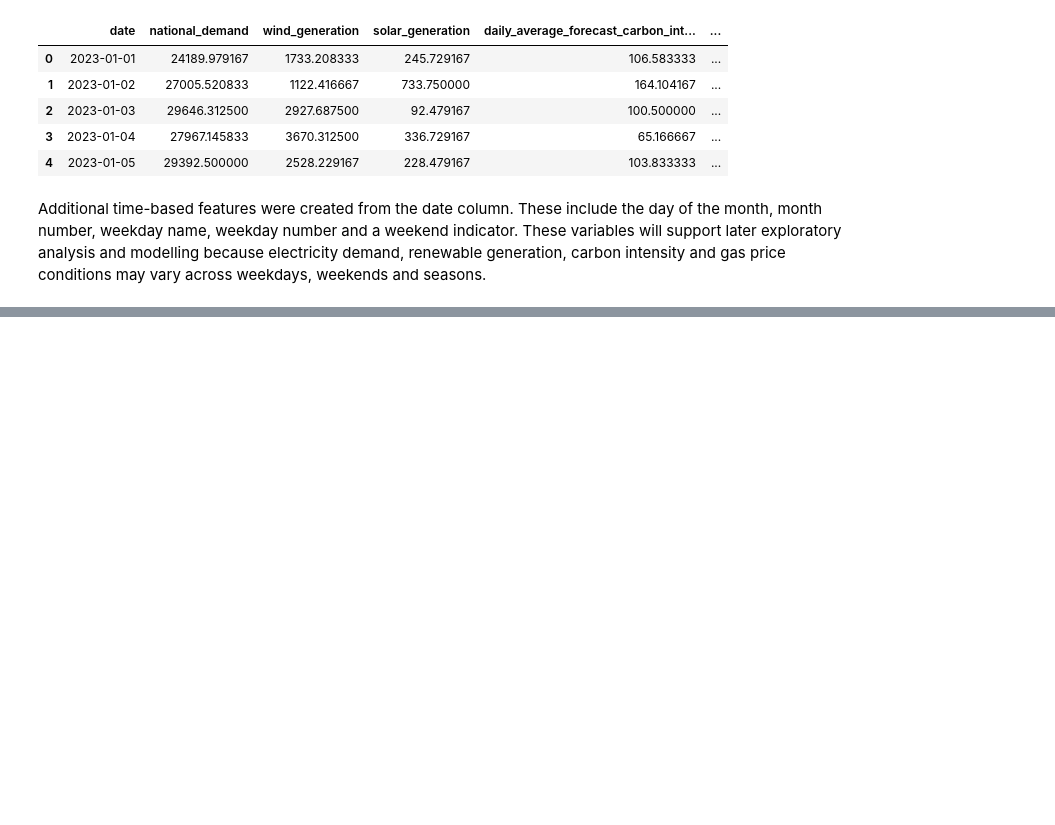
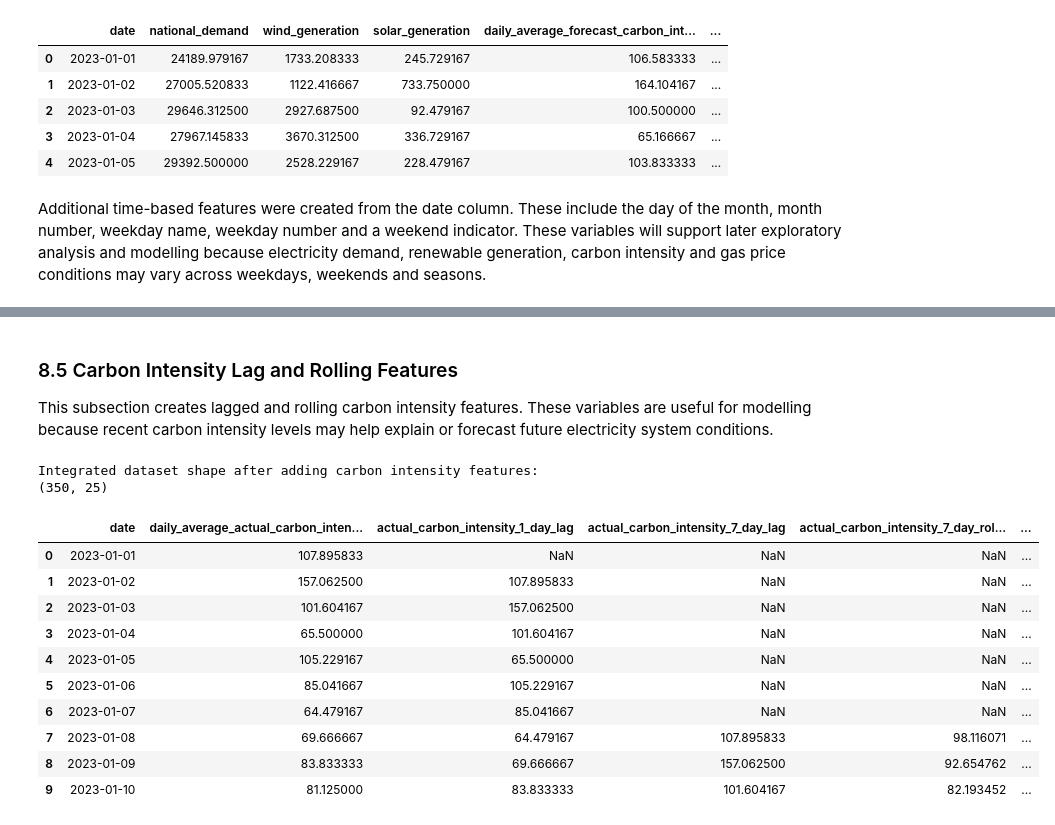
Before and after one commit to Oluwatosin-jimoh/2026-MSc-Dissertation-Project, a Jupyter notebook: Notebooks/02_data_cleaning_and_integration.ipynb, the cells around one changed output, grey strips where cells are left out. Drawn from its saved outputs; the diff is of its cells as text; code cells hidden in the pictures; blank space fills up the shorter version.

```diff
--- a/Notebooks/02_data_cleaning_and_integration.ipynb
+++ b/Notebooks/02_data_cleaning_and_integration.ipynb
@@ -466,0 +550,54 @@ The integrated dataset contains no missing values and has been saved as `integra
+# %% [markdown]
+### 8.5 Carbon Intensity Lag and Rolling Features
+
+This subsection creates lagged and rolling carbon intensity features. These variables are useful for modelling because recent carbon intensity levels may help explain or forecast future electricity system conditions.
+# %%
+# Create carbon intensity lag and rolling features
+
+integrated_data["actual_carbon_intensity_1_day_lag"] = (
+    integrated_data["daily_average_actual_carbon_intensity"].shift(1)
+)
+
+integrated_data["actual_carbon_intensity_7_day_lag"] = (
+    integrated_data["daily_average_actual_carbon_intensity"].shift(7)
+)
+
+integrated_data["actual_carbon_intensity_7_day_rolling_average"] = (
+    integrated_data["daily_average_actual_carbon_intensity"]
+    .shift(1)
+    .rolling(window=7)
+    .mean()
+)
+
+integrated_data["forecast_carbon_intensity_1_day_lag"] = (
+    integrated_data["daily_average_forecast_carbon_intensity"].shift(1)
+)
+
+print("Integrated dataset shape after adding carbon intensity features:")
+print(integrated_data.shape)
+
+integrated_data[
+    [
+        "date",
+        "daily_average_actual_carbon_intensity",
+        "actual_carbon_intensity_1_day_lag",
+        "actual_carbon_intensity_7_day_lag",
+        "actual_carbon_intensity_7_day_rolling_average",
+        "daily_average_forecast_carbon_intensity",
+        "forecast_carbon_intensity_1_day_lag"
+    ]
+].head(10)
+# %% [output]
+Integrated dataset shape after adding carbon intensity features:
+(350, 25)
+|  | date | daily_average_actual_carbon_inten... | actual_carbon_intensity_1_day_lag | actual_carbon_intensity_7_day_lag | actual_carbon_intensity_7_day_rol... | ... |
+| 0 | 2023-01-01 | 107.895833 | NaN | NaN | NaN | ... |
+| 1 | 2023-01-02 | 157.062500 | 107.895833 | NaN | NaN | ... |
+| 2 | 2023-01-03 | 101.604167 | 157.062500 | NaN | NaN | ... |
+| 3 | 2023-01-04 | 65.500000 | 101.604167 | NaN | NaN | ... |
+| 4 | 2023-01-05 | 105.229167 | 65.500000 | NaN | NaN | ... |
+| 5 | 2023-01-06 | 85.041667 | 105.229167 | NaN | NaN | ... |
+| 6 | 2023-01-07 | 64.479167 | 85.041667 | NaN | NaN | ... |
+| 7 | 2023-01-08 | 69.666667 | 64.479167 | 107.895833 | 98.116071 | ... |
+| 8 | 2023-01-09 | 83.833333 | 69.666667 | 157.062500 | 92.654762 | ... |
+| 9 | 2023-01-10 | 81.125000 | 83.833333 | 101.604167 | 82.193452 | ... |
```
Also changed, not shown: parts of 41 cells of this notebook.
